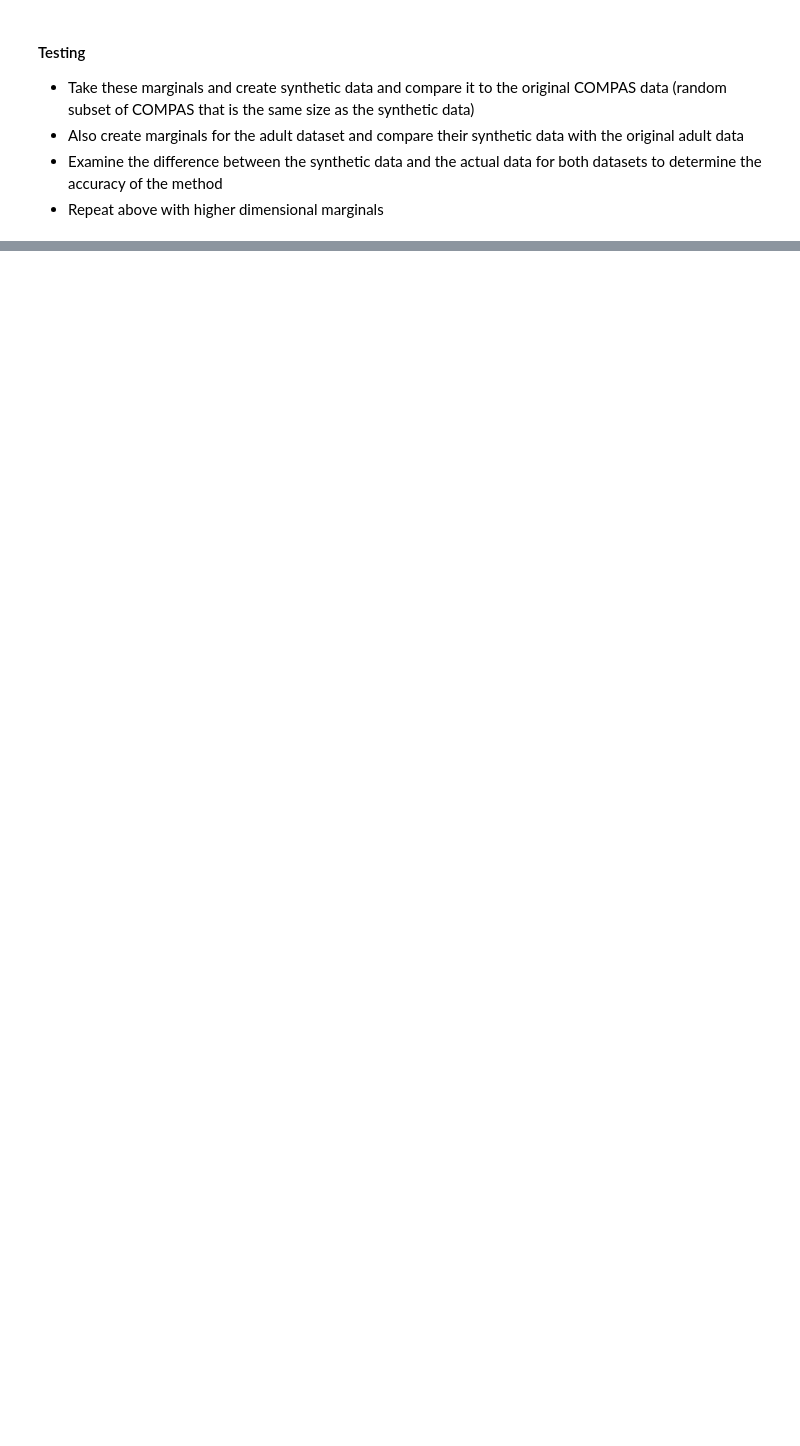
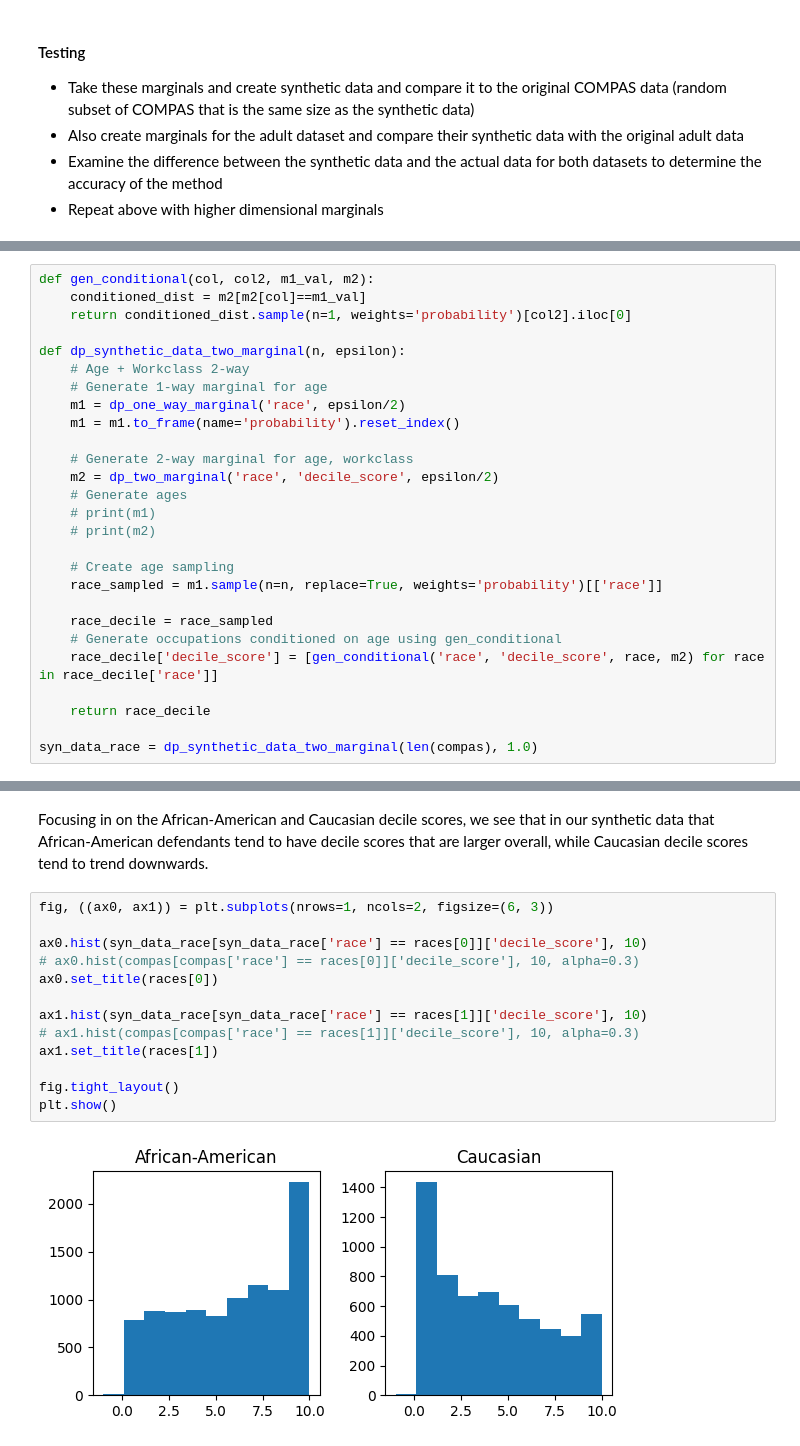
Before and after one commit to CFurch/cs3110-final-project, a Jupyter notebook: COMPAS Recidivism Analysis.ipynb, the cells around one changed output, grey strips where cells are left out. Saved outputs shown, nothing was run; the diff lists cells and outputs as text; blank space fills up the shorter version.

```diff
--- a/COMPAS Recidivism Analysis.ipynb
+++ b/COMPAS Recidivism Analysis.ipynb
@@ -247,0 +286,27 @@ difference_vals
+# %%
+def gen_conditional(col, col2, m1_val, m2):
+    conditioned_dist = m2[m2[col]==m1_val]
+    return conditioned_dist.sample(n=1, weights='probability')[col2].iloc[0]
+
+def dp_synthetic_data_two_marginal(n, epsilon):
+    # Age + Workclass 2-way
+    # Generate 1-way marginal for age
+    m1 = dp_one_way_marginal('race', epsilon/2)
+    m1 = m1.to_frame(name='probability').reset_index()
+
+    # Generate 2-way marginal for age, workclass
+    m2 = dp_two_marginal('race', 'decile_score', epsilon/2)
+    # Generate ages
+    # print(m1)
+    # print(m2)
+
+    # Create age sampling
+    race_sampled = m1.sample(n=n, replace=True, weights='probability')[['race']]
+
+    race_decile = race_sampled
+    # Generate occupations conditioned on age using gen_conditional
+    race_decile['decile_score'] = [gen_conditional('race', 'decile_score', race, m2) for race in race_decile['race']]
+
+    return race_decile
+
+syn_data_race = dp_synthetic_data_two_marginal(len(compas), 1.0)
@@ -247,0 +353,17 @@ difference_vals
+# %% [markdown]
+Focusing in on the African-American and Caucasian decile scores, we see that in our synthetic data that African-American defendants tend to have decile scores that are larger overall, while Caucasian decile scores tend to trend downwards.
+# %%
+fig, ((ax0, ax1)) = plt.subplots(nrows=1, ncols=2, figsize=(6, 3))
+
+ax0.hist(syn_data_race[syn_data_race['race'] == races[0]]['decile_score'], 10)
+# ax0.hist(compas[compas['race'] == races[0]]['decile_score'], 10, alpha=0.3)
+ax0.set_title(races[0])
+
+ax1.hist(syn_data_race[syn_data_race['race'] == races[1]]['decile_score'], 10)
+# ax1.hist(compas[compas['race'] == races[1]]['decile_score'], 10, alpha=0.3)
+ax1.set_title(races[1])
+
+fig.tight_layout()
+plt.show()
+# %% [output]
+[figure, added]
```
Also changed, not shown: parts of 10 cells of this notebook.
